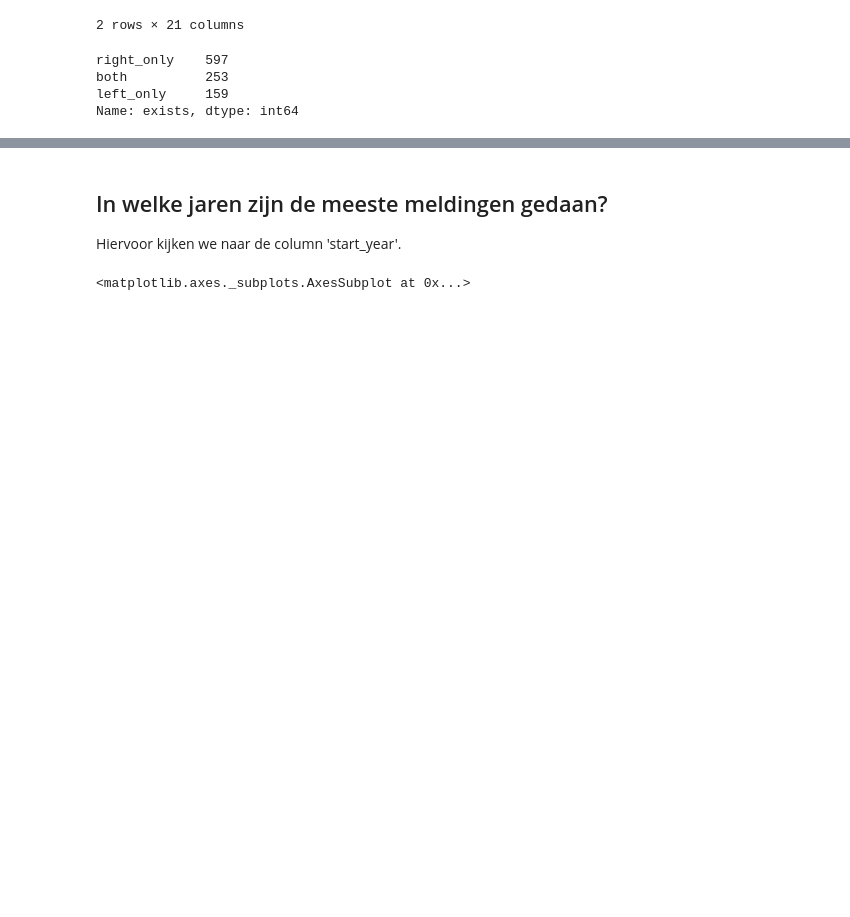
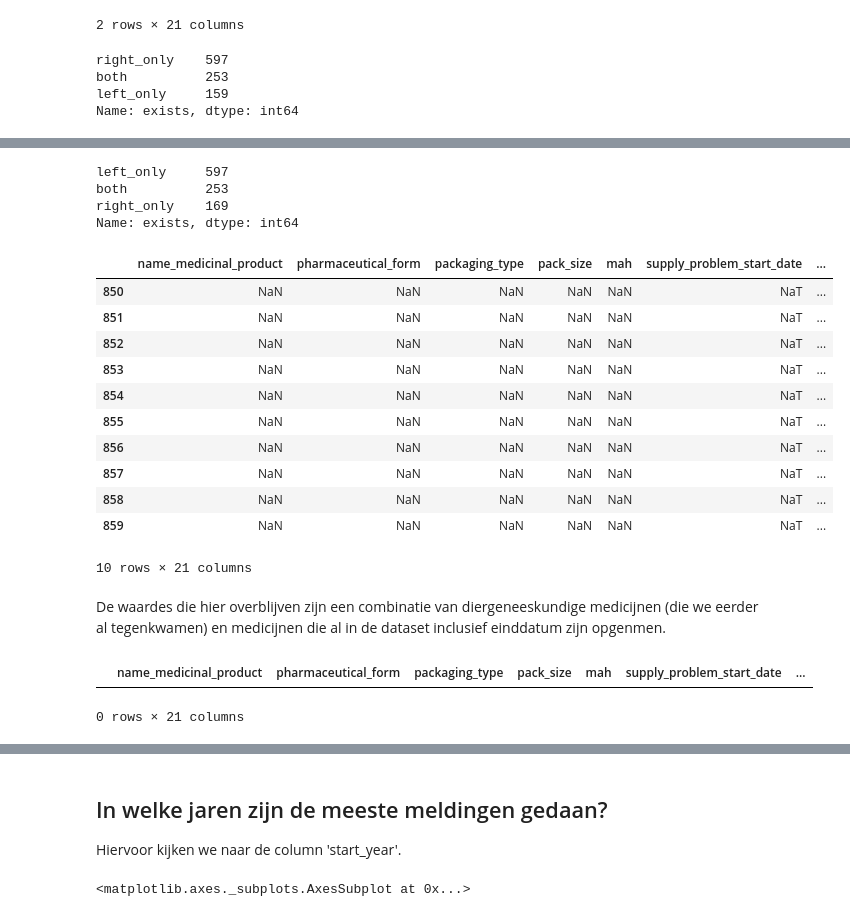
Before and after one commit to ducoquelicot/old_vrtnwsdata, a Jupyter notebook: zorg/exploration.ipynb, the cells around one changed output, grey strips where cells are left out. Cells and saved outputs as stored; diff of their text form; code cells hidden in the pictures; blank space fills up the shorter version.

```diff
--- a/zorg/exploration.ipynb
+++ b/zorg/exploration.ipynb
@@ -891,0 +1070,5 @@ missing_vals = pd.concat([last_merge, merge_na]).loc[
+# %%
+late_date['name'] = late_date.name_medicinal_product.str.split().str.get(0)
+late_date['start_year'] = pd.to_datetime(late_date.supply_problem_start_date, format='%Y-%m-%d').dt.year
+# %%
+supprobs = pd.concat([supply_problems_update, late_date], axis=0)
@@ -891,0 +1105,2 @@ missing_vals = pd.concat([last_merge, merge_na]).loc[
+# %%
+needsdate = supprobs[supprobs.supply_problem_end_date.isna()]
@@ -891,0 +1121,26 @@ missing_vals = pd.concat([last_merge, merge_na]).loc[
+# %%
+pd.merge(needsdate, lastresort, left_on=['name_medicinal_product', 'pack_size', 'supply_problem_start_date'], right_on=['name', 'packsize', 'startdate'], how='outer', indicator='exists').exists.value_counts()
+# %% [output]
+left_only     597
+both          253
+right_only    169
+Name: exists, dtype: int64
+# %%
+questions = pd.merge(needsdate, lastresort, left_on=['name_medicinal_product', 'pack_size', 'supply_problem_start_date'], right_on=['name', 'packsize', 'startdate'], how='outer', indicator='exists')
+# %%
+questions[questions.exists == 'right_only'].head(10)
+# %% [output]
+|  | name_medicinal_product | pharmaceutical_form | packaging_type | pack_size | mah | supply_problem_start_date | ... |
+| 850 | NaN | NaN | NaN | NaN | NaN | NaT | ... |
+| 851 | NaN | NaN | NaN | NaN | NaN | NaT | ... |
+| 852 | NaN | NaN | NaN | NaN | NaN | NaT | ... |
+| 853 | NaN | NaN | NaN | NaN | NaN | NaT | ... |
+| 854 | NaN | NaN | NaN | NaN | NaN | NaT | ... |
+| 855 | NaN | NaN | NaN | NaN | NaN | NaT | ... |
+| 856 | NaN | NaN | NaN | NaN | NaN | NaT | ... |
+| 857 | NaN | NaN | NaN | NaN | NaN | NaT | ... |
+| 858 | NaN | NaN | NaN | NaN | NaN | NaT | ... |
+| 859 | NaN | NaN | NaN | NaN | NaN | NaT | ... |
+10 rows × 21 columns
+# %% [markdown]
+De waardes die hier overblijven zijn een combinatie van diergeneeskundige medicijnen (die we eerder al tegenkwamen) en medicijnen die al in de dataset inclusief einddatum zijn opgenmen.
@@ -891,0 +1149,5 @@ missing_vals = pd.concat([last_merge, merge_na]).loc[
+# %%
+needdates[needdates.duplicated(['cti_extended', 'supply_problem_start_date'])]
+# %% [output]
+|  | name_medicinal_product | pharmaceutical_form | packaging_type | pack_size | mah | supply_problem_start_date | ... |
+0 rows × 21 columns
```
Also changed, not shown: parts of 49 cells of this notebook, 1 other file.
